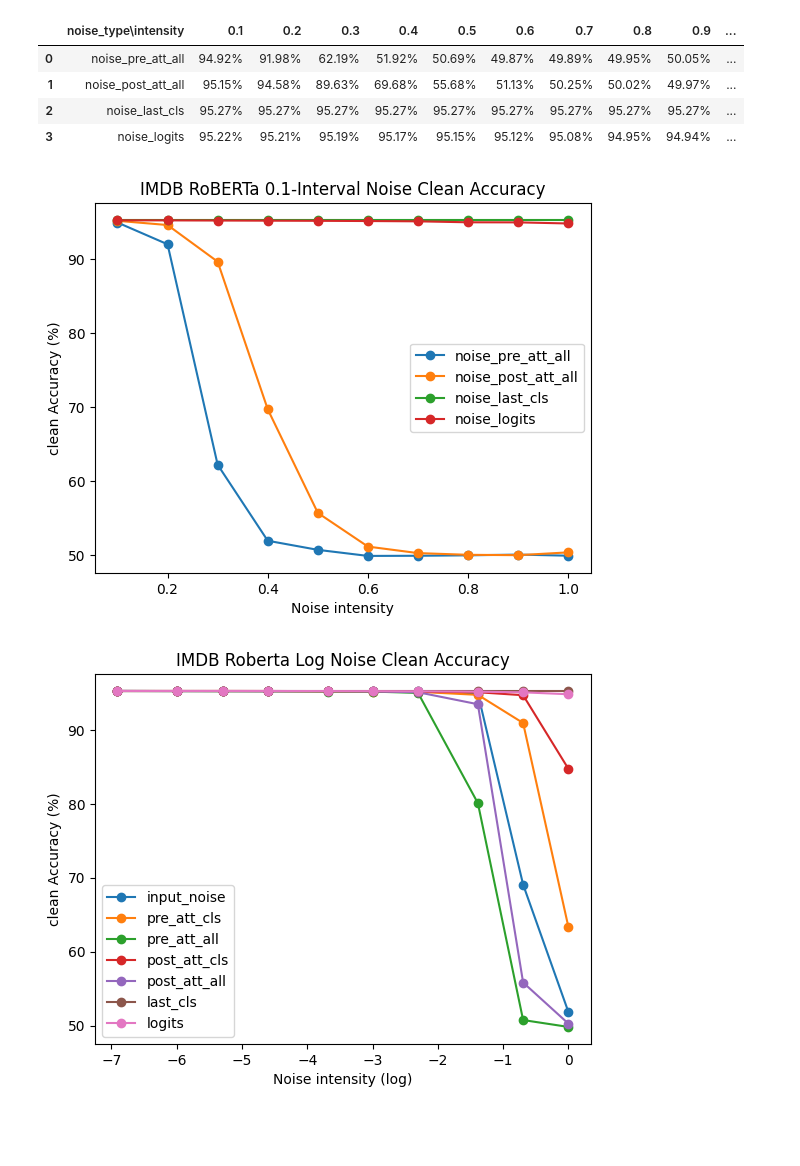
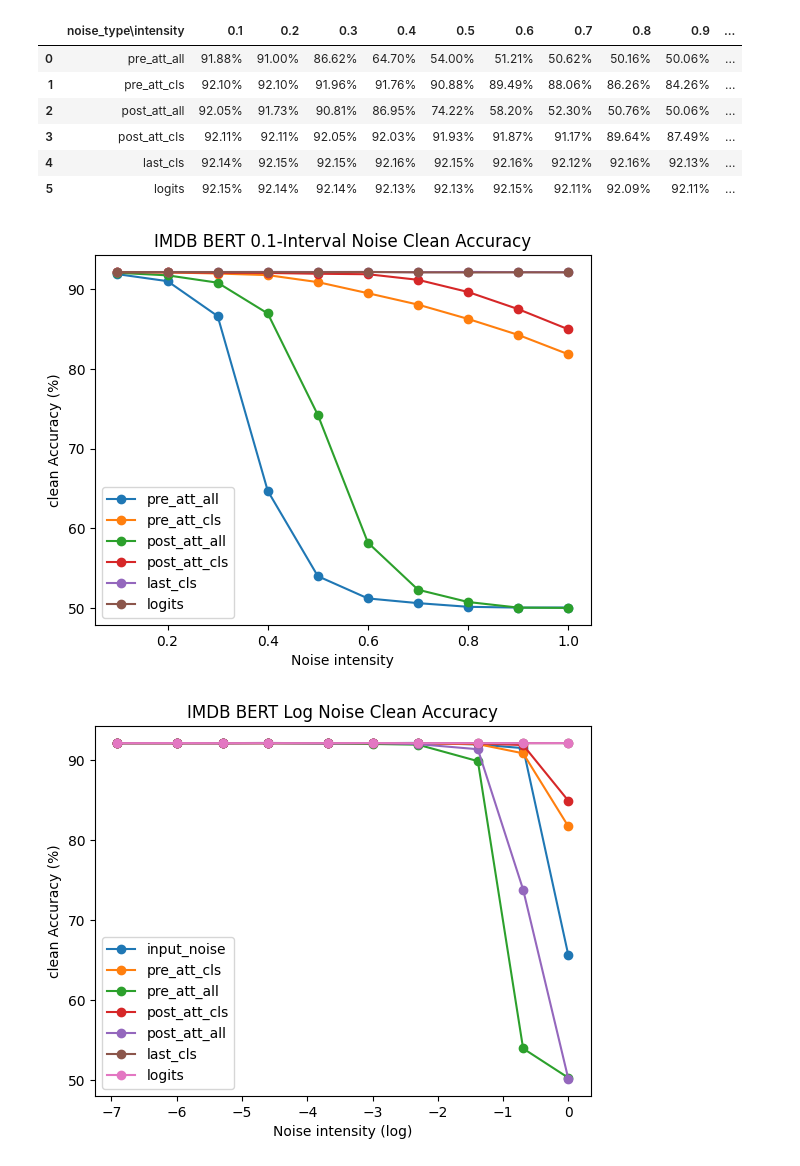
Before and after one commit to TomtheCodeBot/RobustExperiment, a Jupyter notebook: notebook/plot_results.ipynb, the cells around one changed output. Drawn from its saved outputs; the diff is of its cells as text; code cells hidden in the pictures; blank space fills up the shorter version.

Commit message:
update bert imdb results

```diff
--- a/notebook/plot_results.ipynb
+++ b/notebook/plot_results.ipynb
@@ -1,14 +1,16 @@
 # %%
 import pandas as pd
 # %%
-df = pd.read_excel('/home/ubuntu/RobustExperiment/IMDB_RoBERTa_0.1_scale_clean_accuracy_results.xlsx')
+df = pd.read_excel('/home/ubuntu/RobustExperiment/IMDB_0.1_scale_clean_accuracy_results.xlsx')
 df
 # %% [output]
 |  | noise_type\intensity | 0.1 | 0.2 | 0.3 | 0.4 | 0.5 | 0.6 | 0.7 | 0.8 | 0.9 | ... |
-| 0 | noise_pre_att_all | 94.92% | 91.98% | 62.19% | 51.92% | 50.69% | 49.87% | 49.89% | 49.95% | 50.05% | ... |
-| 1 | noise_post_att_all | 95.15% | 94.58% | 89.63% | 69.68% | 55.68% | 51.13% | 50.25% | 50.02% | 49.97% | ... |
-| 2 | noise_last_cls | 95.27% | 95.27% | 95.27% | 95.27% | 95.27% | 95.27% | 95.27% | 95.27% | 95.27% | ... |
-| 3 | noise_logits | 95.22% | 95.21% | 95.19% | 95.17% | 95.15% | 95.12% | 95.08% | 94.95% | 94.94% | ... |
+| 0 | pre_att_all | 91.88% | 91.00% | 86.62% | 64.70% | 54.00% | 51.21% | 50.62% | 50.16% | 50.06% | ... |
+| 1 | pre_att_cls | 92.10% | 92.10% | 91.96% | 91.76% | 90.88% | 89.49% | 88.06% | 86.26% | 84.26% | ... |
+| 2 | post_att_all | 92.05% | 91.73% | 90.81% | 86.95% | 74.22% | 58.20% | 52.30% | 50.76% | 50.06% | ... |
+| 3 | post_att_cls | 92.11% | 92.11% | 92.05% | 92.03% | 91.93% | 91.87% | 91.17% | 89.64% | 87.49% | ... |
+| 4 | last_cls | 92.14% | 92.15% | 92.15% | 92.16% | 92.15% | 92.16% | 92.12% | 92.16% | 92.13% | ... |
+| 5 | logits | 92.15% | 92.14% | 92.14% | 92.13% | 92.13% | 92.15% | 92.11% | 92.09% | 92.11% | ... |
 # %%
 y = [float(x) for x in df.columns[1:]]
 # %%
@@ -19,25 +21,27 @@ for i in df.columns[1:]:
 # %%
 import matplotlib.pyplot as plt
 import numpy as np
 
 
 # plot lines
 plt.plot( y,dataframe[0], label = df["noise_type\intensity"][0],marker='o')
 plt.plot( y,dataframe[1], label = df["noise_type\intensity"][1],marker='o')
 plt.plot( y,dataframe[2], label = df["noise_type\intensity"][2],marker='o')
 plt.plot( y,dataframe[3], label = df["noise_type\intensity"][3],marker='o')
+plt.plot( y,dataframe[4], label = df["noise_type\intensity"][4],marker='o')
+plt.plot( y,dataframe[5], label = df["noise_type\intensity"][5],marker='o')
 plt.xlabel('Noise intensity')
 plt.ylabel('clean Accuracy (%)')
 
 # displaying the title
-plt.title("IMDB RoBERTa 0.1-Interval Noise Clean Accuracy")
+plt.title("IMDB BERT 0.1-Interval Noise Clean Accuracy")
 plt.legend()
 plt.show()
 # %% [output]
-[figure, old version]
+[figure, new version]
 # %%
 import math
-df = pd.read_excel('/home/ubuntu/RobustExperiment/IMDB_RoBERTa_clean_accuracy_results.xlsx')
+df = pd.read_excel('/home/ubuntu/RobustExperiment/IMDB_clean_accuracy_results.xlsx')
 df
 y = [math.log(float(x)) for x in df.columns[1:]]
 dataframe = [[]  for _ in range(len(df["noise_type\intensity"]))]
@@ -55,8 +59,8 @@ plt.xlabel('Noise intensity (log)')
 plt.ylabel('clean Accuracy (%)')
 
 # displaying the title
-plt.title("IMDB Roberta Log Noise Clean Accuracy")
+plt.title("IMDB BERT Log Noise Clean Accuracy")
 plt.legend()
 plt.show()
 # %% [output]
-[figure, old version]
+[figure, new version]
```
Also changed, not shown: 18 other files.
